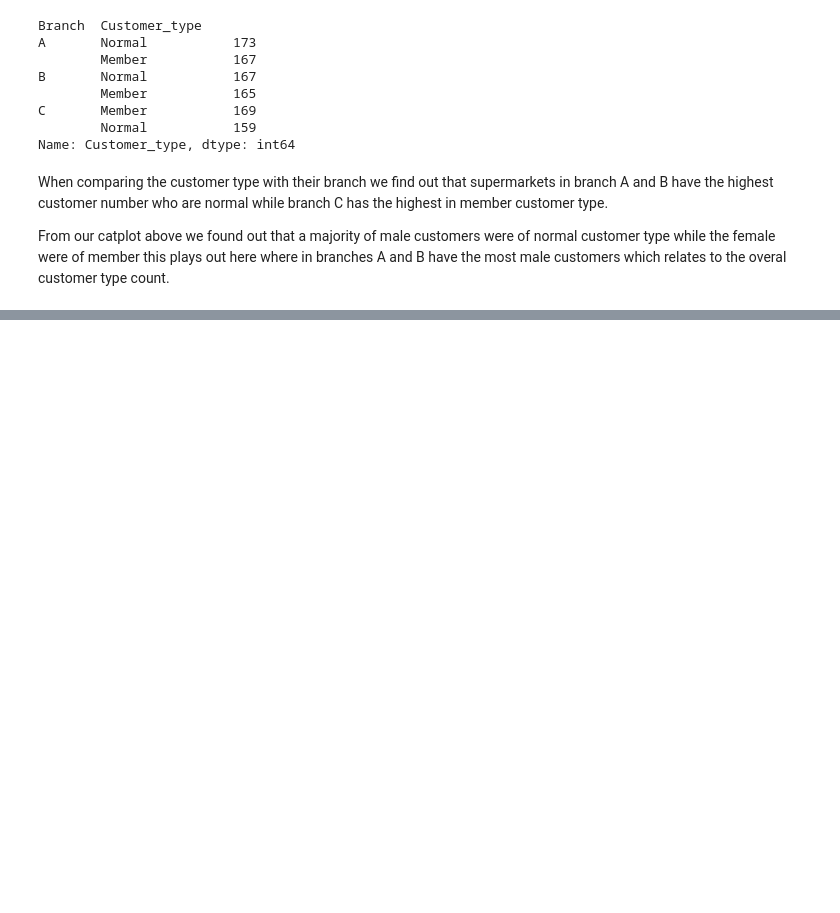
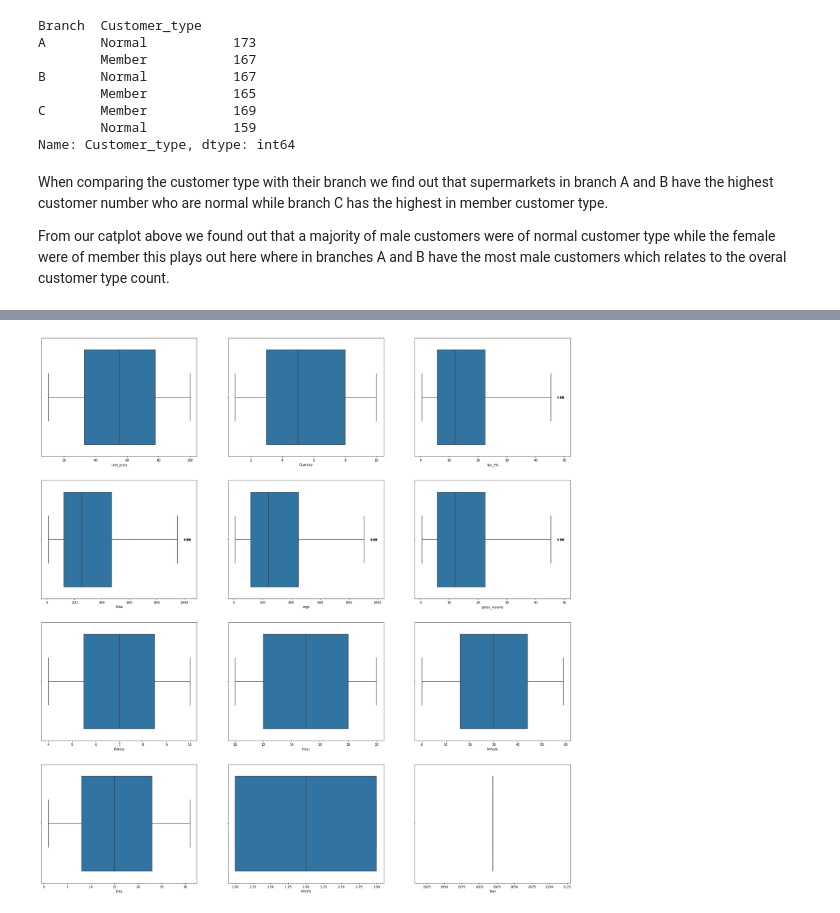
Before and after one commit to JammalAdeyemi/DataScience_Project, a Jupyter notebook: Probabilistic_Sales_Forecasting.ipynb, the cells around one changed output, grey strips where cells are left out. Cells and saved outputs as stored; diff of their text form; code cells hidden in the pictures; blank space fills up the shorter version.

```diff
--- a/Probabilistic_Sales_Forecasting.ipynb
+++ b/Probabilistic_Sales_Forecasting.ipynb
@@ -425,0 +435,14 @@ From our catplot above we found out that a majority of male customers were of no
+# %%
+df['Time'] = pd.to_datetime(df['Time'])
+df['Date'] = pd.to_datetime(df['Date'])
+
+df['Hour'] = df['Time'].dt.hour
+df['Minute'] = df['Time'].dt.minute
+
+df['Day'] = (df['Date']).dt.day
+df['Month'] = (df['Date']).dt.month
+df['Year'] = (df['Date']).dt.year
+
+df = df.drop(columns=['Time','Date'])
+
+df.head()
@@ -425,0 +470,17 @@ From our catplot above we found out that a majority of male customers were of no
+# %%
+def check_outliers(df):
+  num_col = df.select_dtypes(['float64', 'int64']).columns
+  nCols = len(num_col)//3+1
+
+  fig,ax = plt.subplots(nCols, 3, figsize = (30, 8*nCols))
+  for i, col in enumerate(num_col):
+        sns.boxplot(data=df, x=col, ax=ax[i//3][i%3])
+
+  for i in range(len(num_col), 3*nCols):
+        fig.delaxes(ax[i//3][i%3])
+
+  plt.show()
+
+check_outliers(df)
+# %% [output]
+[figure, added]
```
Also changed, not shown: parts of 20 cells of this notebook.
